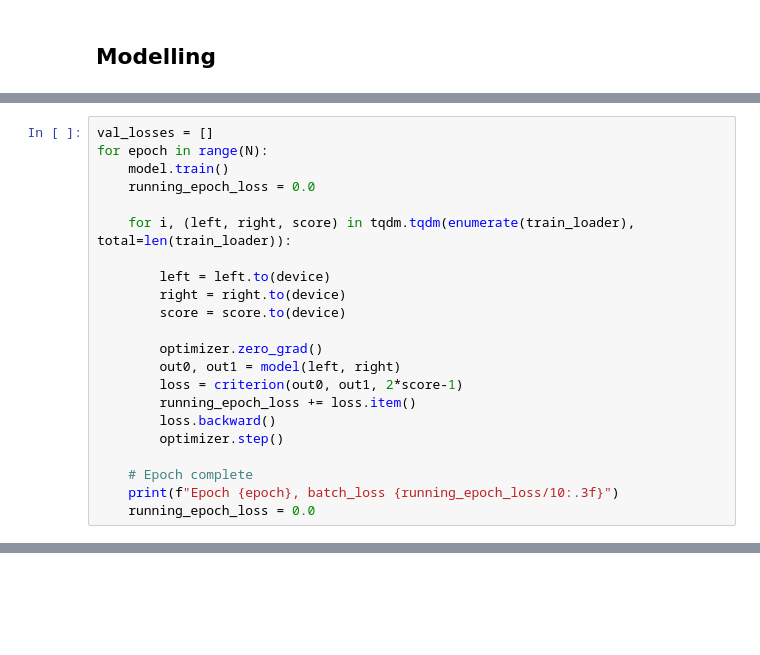
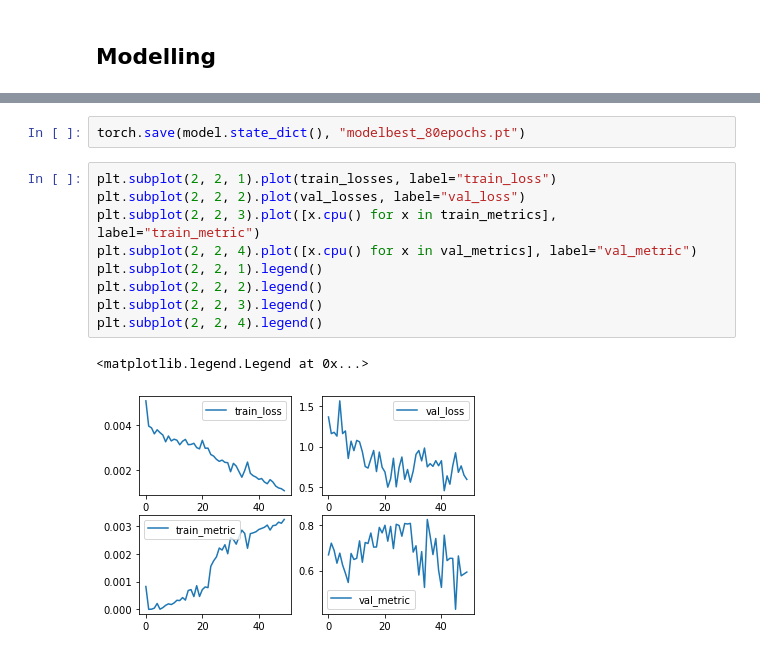
Before and after one commit to mormoassaf/ml-2022, a Jupyter notebook: main.ipynb, the cells around one changed output, grey strips where cells are left out. Saved outputs shown, nothing was run; the diff lists cells and outputs as text; blank space fills up the shorter version.

```diff
--- a/main.ipynb
+++ b/main.ipynb
@@ -193,22 +213,0 @@ print(len(train_loader.dataset))
-# %%
-val_losses = []
-for epoch in range(N):
-    model.train()
-    running_epoch_loss = 0.0
-
-    for i, (left, right, score) in tqdm.tqdm(enumerate(train_loader), total=len(train_loader)):
-
-        left = left.to(device)
-        right = right.to(device)
-        score = score.to(device)
-
-        optimizer.zero_grad()
-        out0, out1 = model(left, right)
-        loss = criterion(out0, out1, 2*score-1)
-        running_epoch_loss += loss.item()
-        loss.backward()
-        optimizer.step()
-
-    # Epoch complete
-    print(f"Epoch {epoch}, batch_loss {running_epoch_loss/10:.3f}")
-    running_epoch_loss = 0.0
@@ -229,0 +307,14 @@ Epoch 13, batch 46, batch_loss 0.034
+# %%
+torch.save(model.state_dict(), "modelbest_80epochs.pt")
+# %%
+plt.subplot(2, 2, 1).plot(train_losses, label="train_loss")
+plt.subplot(2, 2, 2).plot(val_losses, label="val_loss")
+plt.subplot(2, 2, 3).plot([x.cpu() for x in train_metrics], label="train_metric")
+plt.subplot(2, 2, 4).plot([x.cpu() for x in val_metrics], label="val_metric")
+plt.subplot(2, 2, 1).legend()
+plt.subplot(2, 2, 2).legend()
+plt.subplot(2, 2, 3).legend()
+plt.subplot(2, 2, 4).legend()
+# %% [output]
+<matplotlib.legend.Legend at 0x...>
+[figure, added]
```
Also changed, not shown: parts of 12 cells of this notebook, 3 other files.
